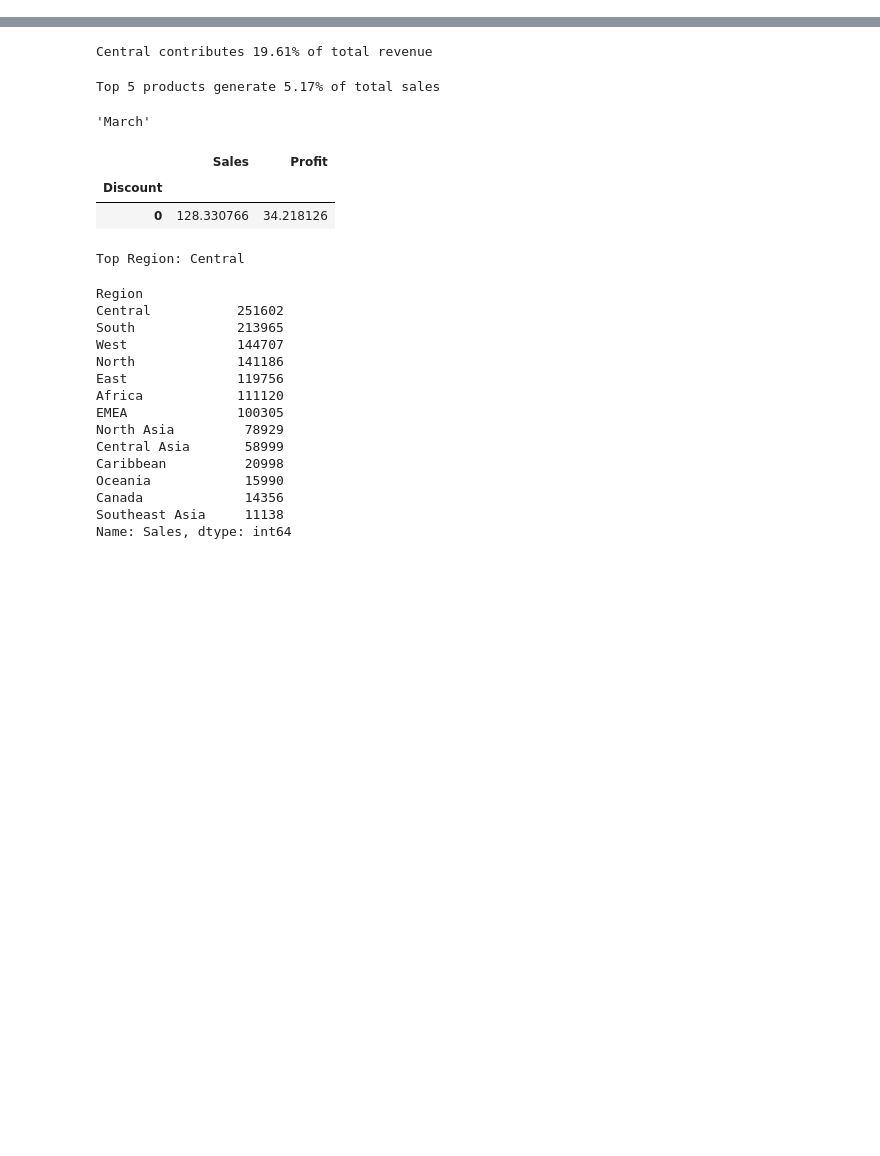
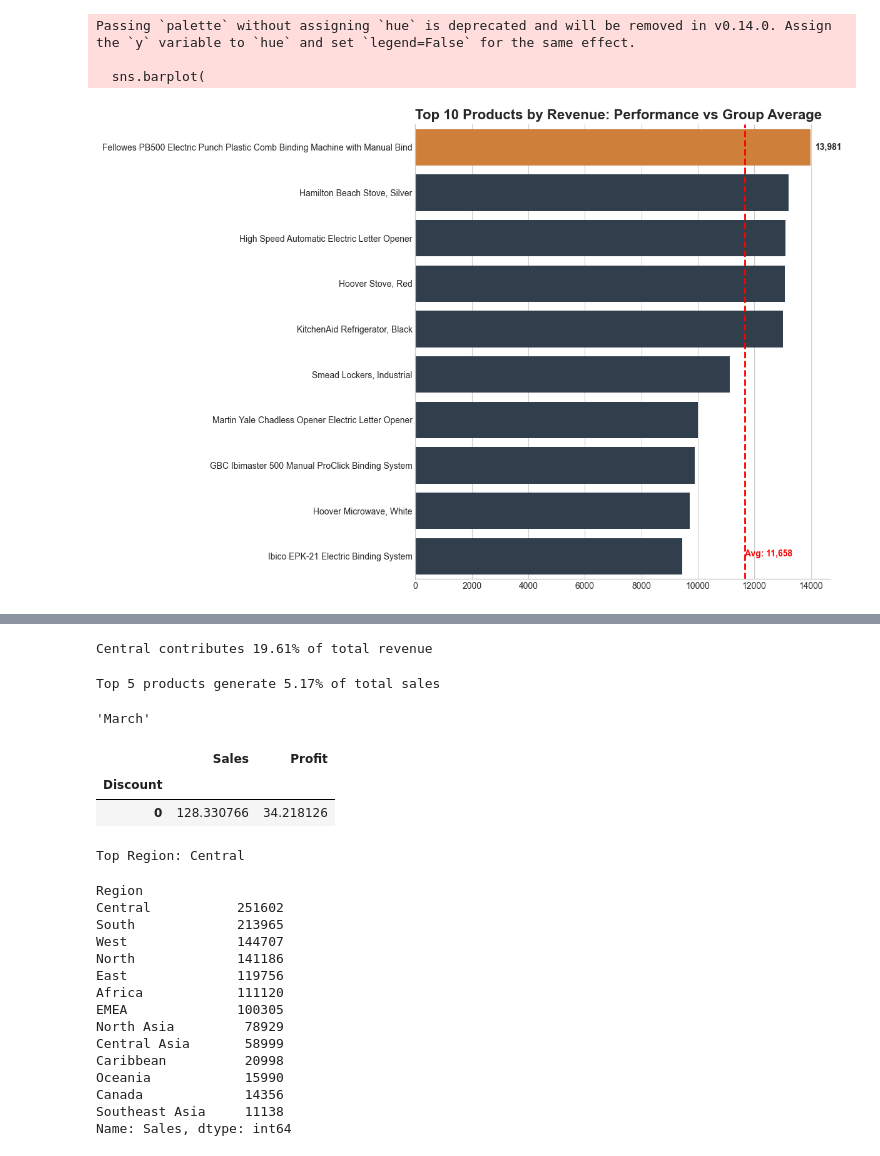
Before and after one commit to vivek31594-collab/sales-performance-dashboard, a Jupyter notebook: 2_notebooks/salesanalysis.ipynb, the cells around one changed output, grey strips where cells are left out. Drawn from its saved outputs; the diff is of its cells as text; code cells hidden in the pictures; blank space fills up the shorter version.

```diff
--- a/2_notebooks/salesanalysis.ipynb
+++ b/2_notebooks/salesanalysis.ipynb
@@ -56,13 +180,66 @@ max    2014.000000  2.442480e+06
 # %%
-# Convert date
-df["Order.Date"] = pd.to_datetime(df["Order.Date"])
+import matplotlib.pyplot as plt
+import seaborn as sns
 
-# Check nulls
-df.isnull().sum()
+# ---------------- 1. DATA PREPARATION ----------------
+top_10_products = (
+    df.groupby('Product.Name', as_index=False)['Sales']
+    .sum()
+    .sort_values('Sales', ascending=False)
+    .head(10)
+)
 
-# Remove duplicates
-df.drop_duplicates(inplace=True)
+# ---------------- 2. STYLE ----------------
+plt.style.use('seaborn-v0_8-whitegrid')
+fig, ax = plt.subplots(figsize=(12, 8))
 
-# Standardize column names
-df.columns = df.columns.str.strip().str.replace(" ", ".")
+max_sales = top_10_products['Sales'].max()
+
+colors = [
+    '#e67e22' if val == max_sales else '#2c3e50'
+    for val in top_10_products['Sales']
+]
+
+# ---------------- 3. PLOT ----------------
+sns.barplot(
+    data=top_10_products,
+    x='Sales',
+    y='Product.Name',
+    palette=colors,
+    ax=ax
+)
+
+# ---------------- 4. LABELS + BENCHMARK ----------------
+ax.bar_label(ax.containers[0], padding=6, fmt='{:,.0f}', fontweight='bold')
+
+avg_sales = top_10_products['Sales'].mean()
+ax.axvline(avg_sales, color='red', linestyle='--', linewidth=2)
+
+ax.text(
+    avg_sales,
+    len(top_10_products) - 1,
+    f'Avg: {avg_sales:,.0f}',
+    color='red',
+    fontweight='bold'
+)
+
+# ---------------- 5. FINAL CLEAN LOOK ----------------
+ax.set_title(
+    'Top 10 Products by Revenue: Performance vs Group Average',
+    fontsize=16,
+    fontweight='bold',
+    loc='left'
+)
+
+ax.set_xlabel('')
+ax.set_ylabel('')
+
+sns.despine()
+plt.tight_layout()
+plt.show()
+# %% [output]
+Passing `palette` without assigning `hue` is deprecated and will be removed in v0.14.0. Assign the `y` variable to `hue` and set `legend=False` for the same effect.
+
+  sns.barplot(
+[figure, added]
 # %%
```
Also changed, not shown: parts of 20 cells of this notebook, 1 other file.
